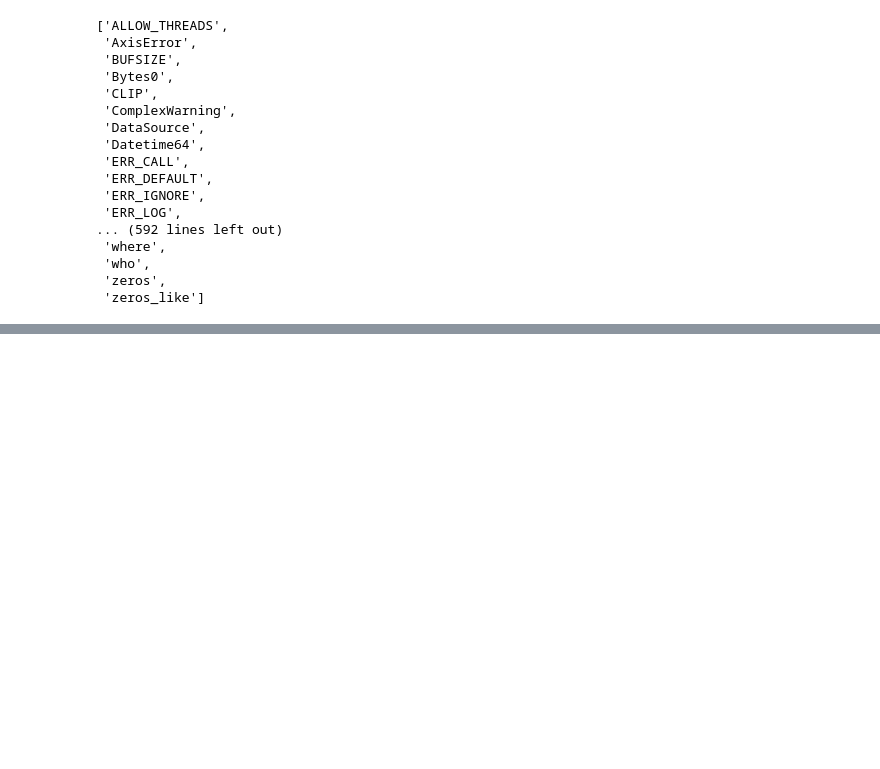
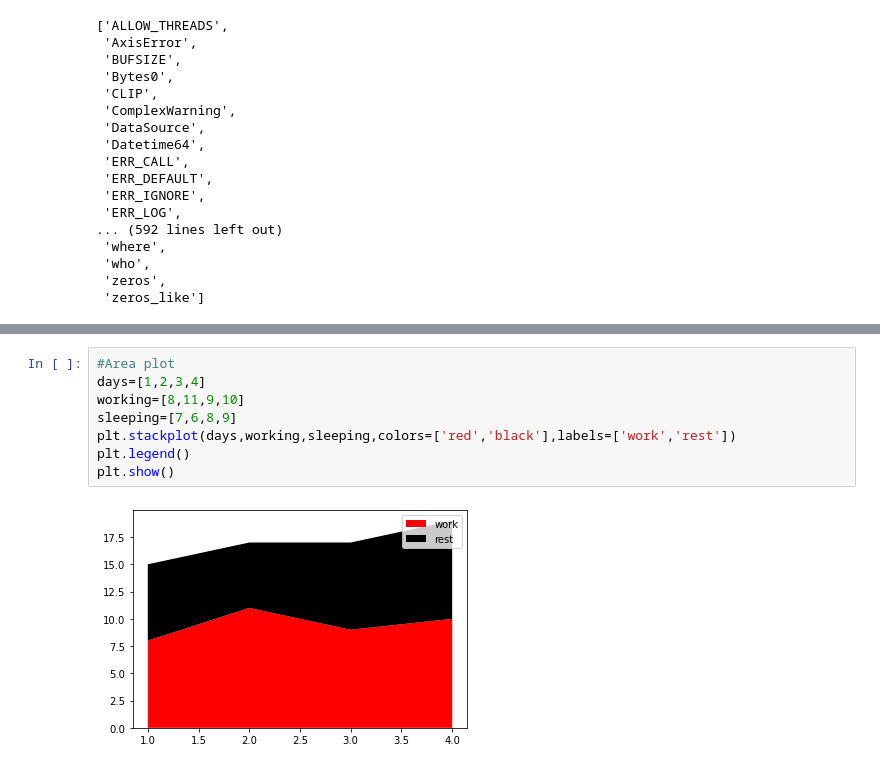
Before and after one commit to HareeshMynapalli/Python-progamming, a Jupyter notebook: 07-02-2022.ipynb, the cells around one changed output, grey strips where cells are left out. Drawn from its saved outputs; the diff is of its cells as text; blank space fills up the shorter version.

```diff
--- a/07-02-2022.ipynb
+++ b/07-02-2022.ipynb
@@ -649,0 +831,10 @@ dir(numpy)
+# %%
+#Area plot
+days=[1,2,3,4]
+working=[8,11,9,10]
+sleeping=[7,6,8,9]
+plt.stackplot(days,working,sleeping,colors=['red','black'],labels=['work','rest'])
+plt.legend()
+plt.show()
+# %% [output]
+[figure, added]
```
Also changed, not shown: parts of 27 cells of this notebook.
